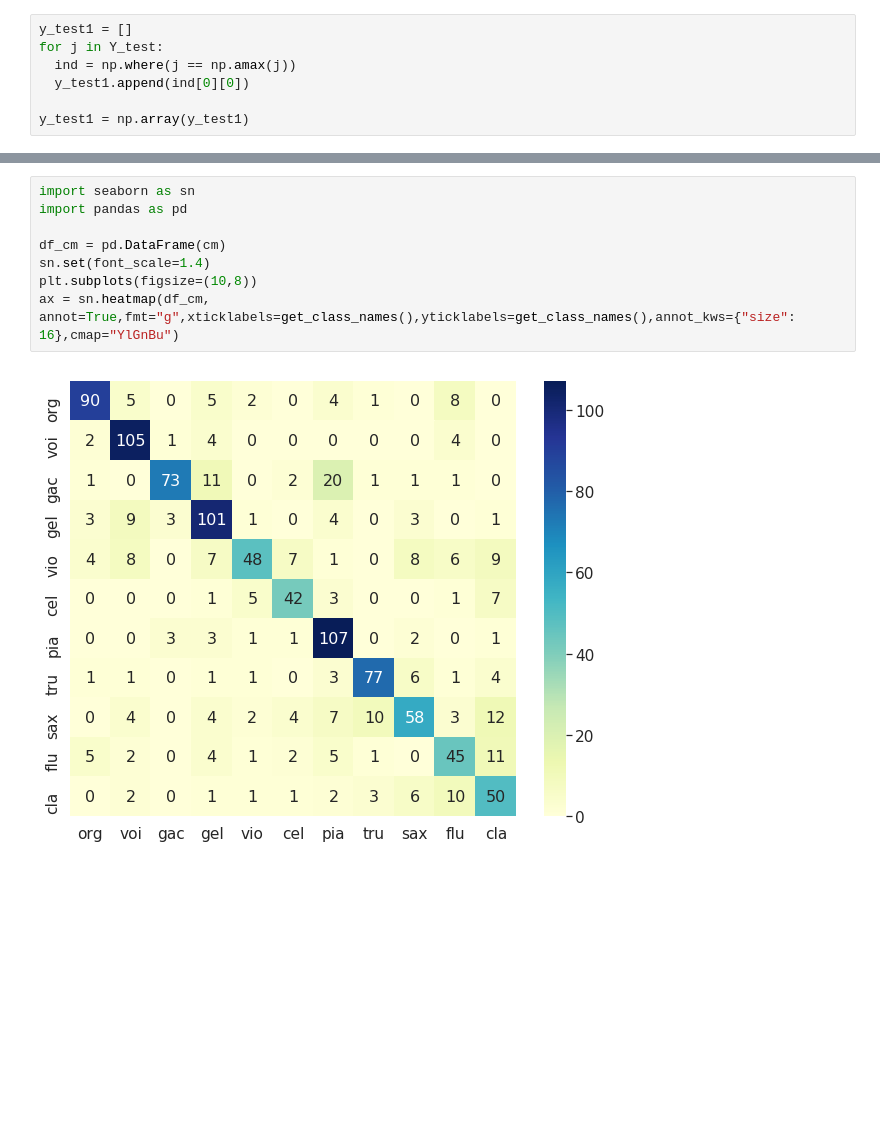
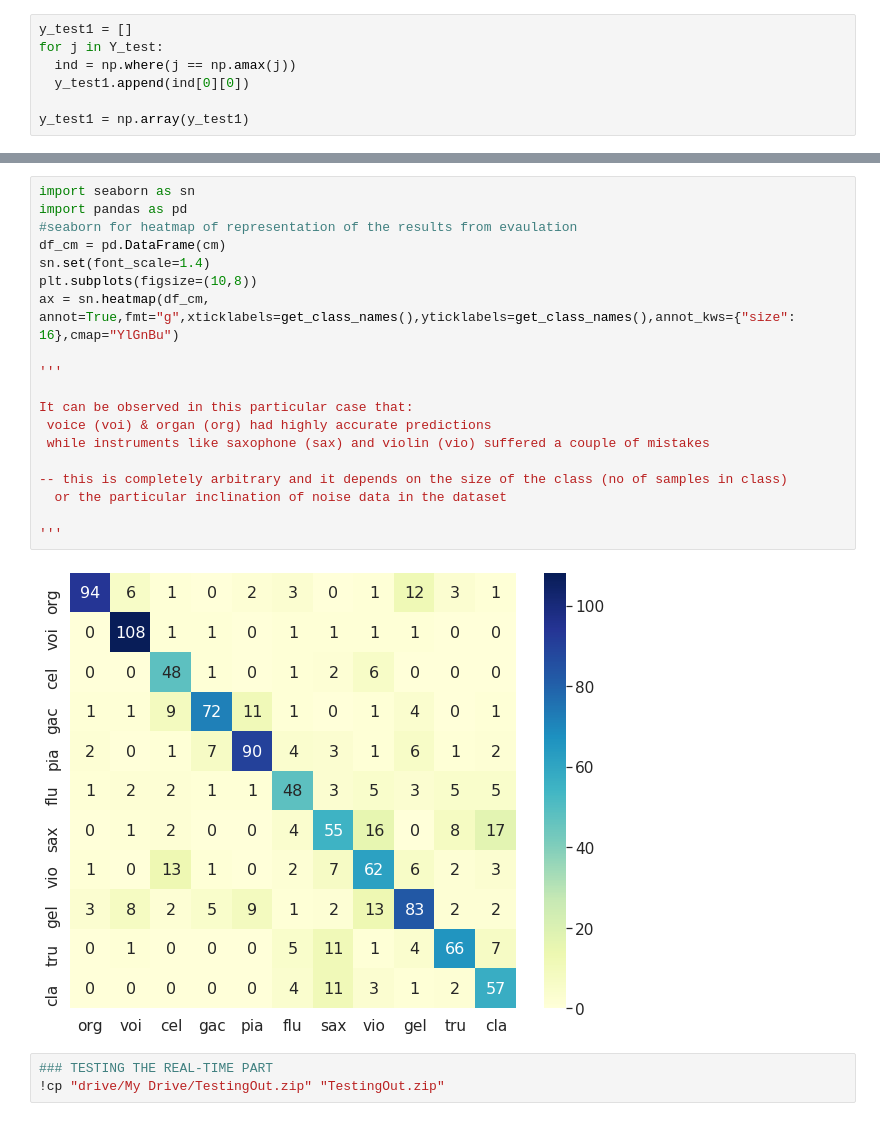
Before and after one commit to BhargavKilambi/sem-7, a Jupyter notebook: proposed_with_aug.ipynb, the cells around one changed output, grey strips where cells are left out. Drawn from its saved outputs; the diff is of its cells as text; blank space fills up the shorter version.

```diff
--- a/proposed_with_aug.ipynb
+++ b/proposed_with_aug.ipynb
@@ -445,10 +465,24 @@ print(get_class_names())
 # %%
 import seaborn as sn
 import pandas as pd
-
+#seaborn for heatmap of representation of the results from evaulation
 df_cm = pd.DataFrame(cm)
 sn.set(font_scale=1.4)
 plt.subplots(figsize=(10,8))
 ax = sn.heatmap(df_cm, annot=True,fmt="g",xticklabels=get_class_names(),yticklabels=get_class_names(),annot_kws={"size": 16},cmap="YlGnBu")
+
+'''
+
+It can be observed in this particular case that:
+ voice (voi) & organ (org) had highly accurate predictions
+ while instruments like saxophone (sax) and violin (vio) suffered a couple of mistakes
+
+-- this is completely arbitrary and it depends on the size of the class (no of samples in class)
+  or the particular inclination of noise data in the dataset
+
+'''
 # %% [output]
-[figure, old version]
+[figure, new version]
+# %%
+### TESTING THE REAL-TIME PART
+!cp "drive/My Drive/TestingOut.zip" "TestingOut.zip"
```
Also changed, not shown: parts of 24 cells of this notebook.
